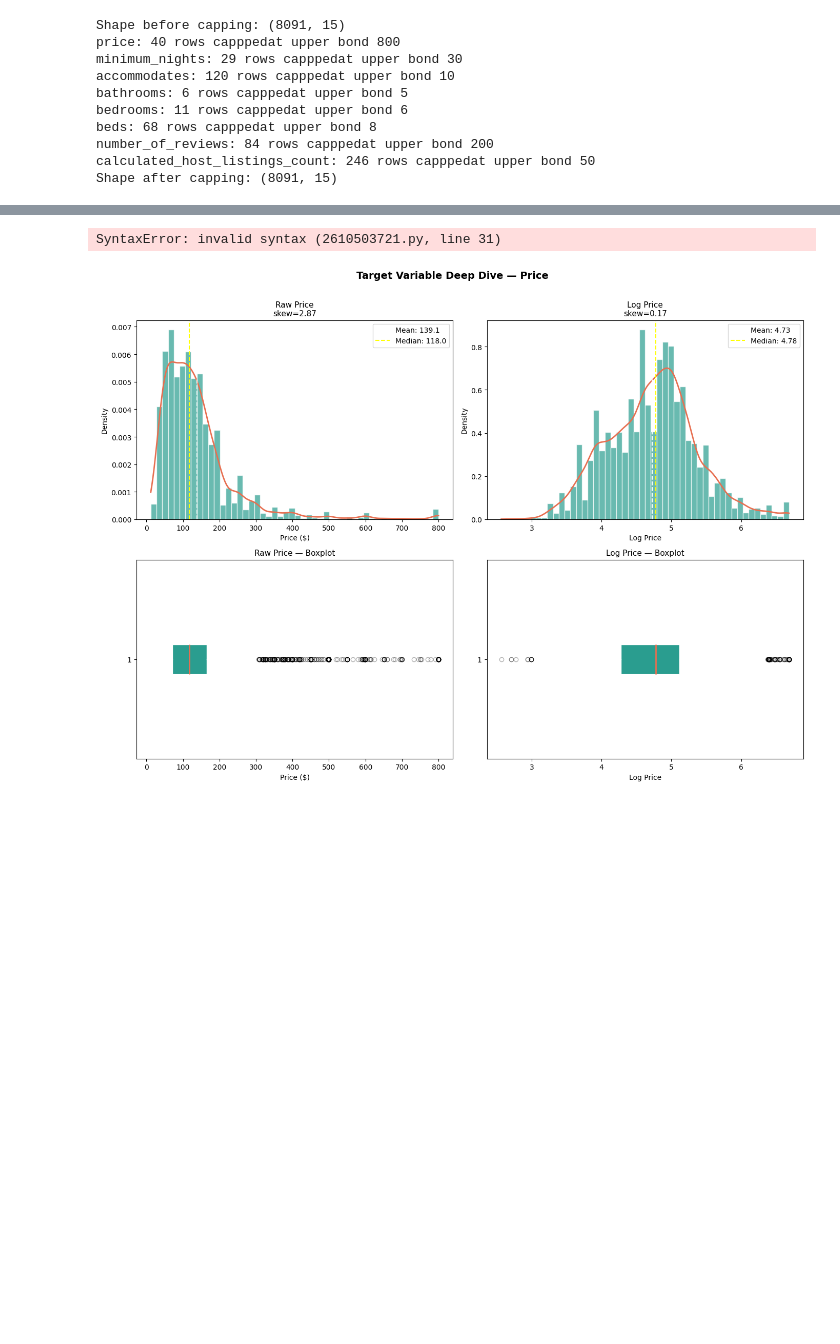
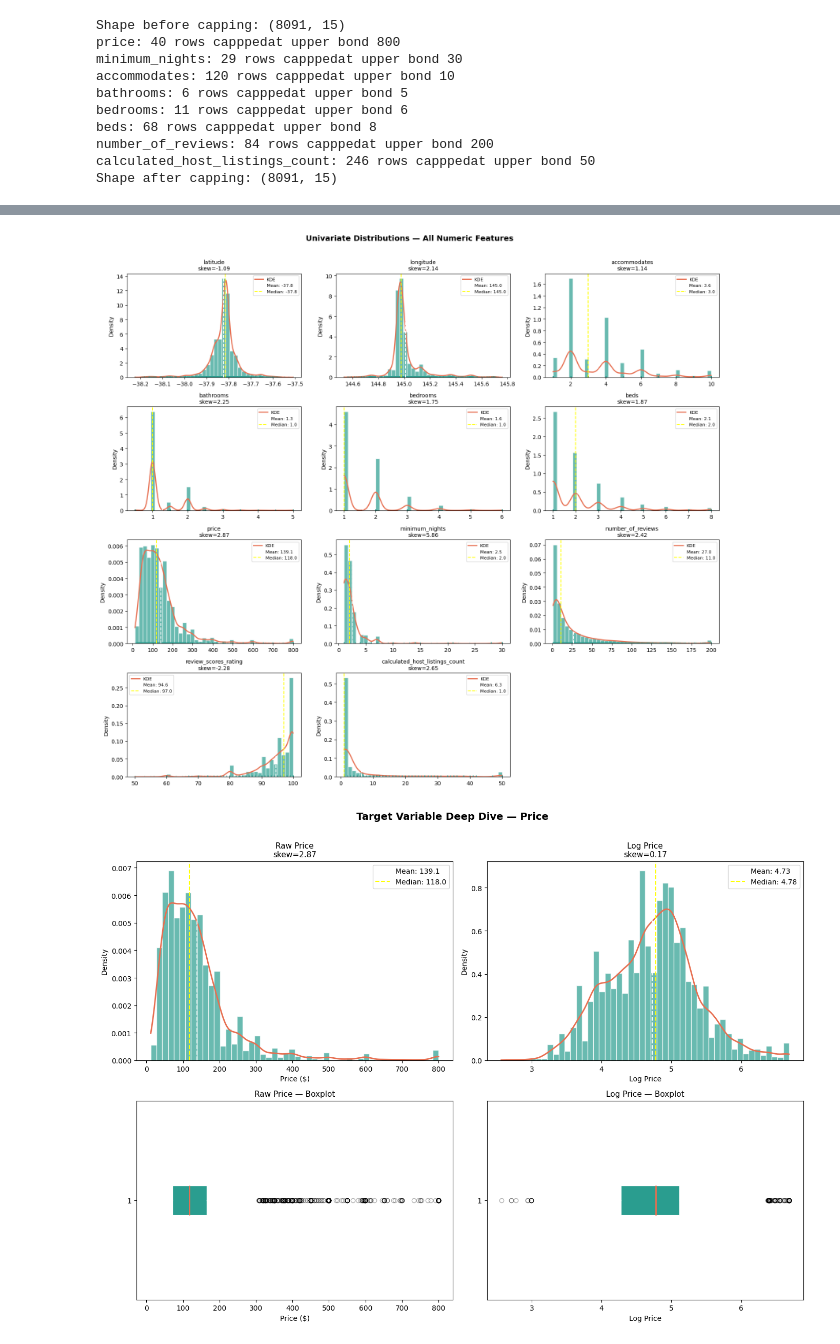
Before and after one commit to Anirudh-red11/Comp_ML_Melb_airbnb, a Jupyter notebook: notebook/mainnote.ipynb, the cells around one changed output, grey strips where cells are left out. Drawn from its saved outputs; the diff is of its cells as text; code cells hidden in the pictures; blank space fills up the shorter version.

```diff
--- a/notebook/mainnote.ipynb
+++ b/notebook/mainnote.ipynb
@@ -459,35 +459,35 @@ for i, col in enumerate(num_cols):
 
     # KDE overlay
     kde_x = np.linspace(data.min(), data.max(), 300)
     kde = stats.gaussian_kde(data)
     ax.plot(kde_x, kde(kde_x), color=CORAL, lw=2, label='KDE')
 
     # Rug plot
     ax.plot(data, np.zeros_like(data), '|', color=TEAL, alpha=0.3, markersize=5)
 
     # Mean and median lines
     ax.axvline(data.mean(), color='white', linestyle='--', lw=1.5, label=f'Mean: {data.mean():.1f}')
     ax.axvline(data.median(), color='yellow', linestyle='--', lw=1.5, label=f'Median: {data.median():.1f}')
-.
+
 
     # Annotate skew
     skew_val = data.skew()
     ax.set_title(f'{col}\nskew={skew_val:.2f}', fontsize=10)
     ax.set_ylabel('Density')
     ax.legend(fontsize=8)
 
 # Hide empty subplots
 for j in range(i + 1, len(axes)):
     axes[j].set_visible(False)
 
 fig.suptitle(
     'Univariate Distributions — All Numeric Features',
     fontsize=14, fontweight='bold', y=1.01
 )
 
 plt.tight_layout()
 # %% [output]
-SyntaxError: invalid syntax (2610503721.py, line 31)
+[figure, added]
 # %%
 # This entire block is Claude's work, I just added some comments to it and also added the log price distribution plot to it.
 fig, axes = plt.subplots(2, 2, figsize=(14, 10))
```
Also changed, not shown: parts of 11 cells of this notebook, 3 other files.
